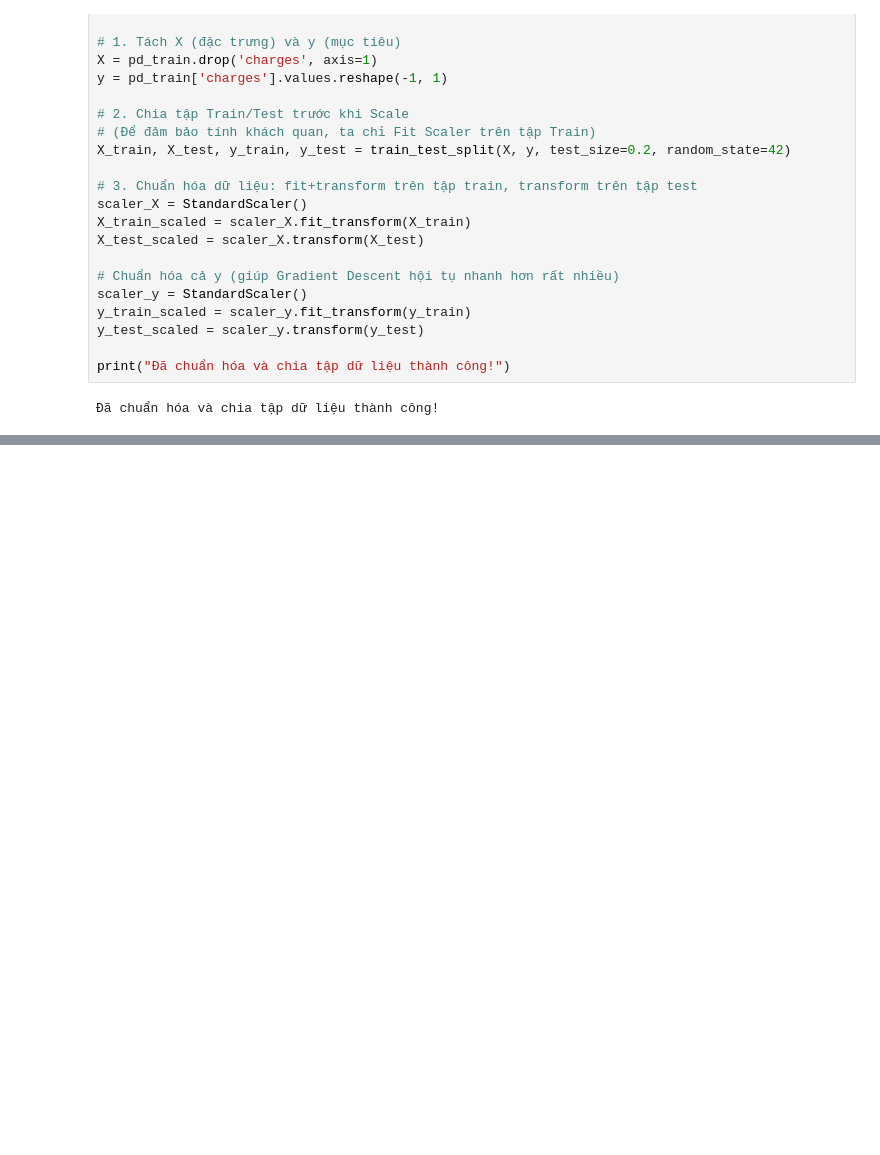
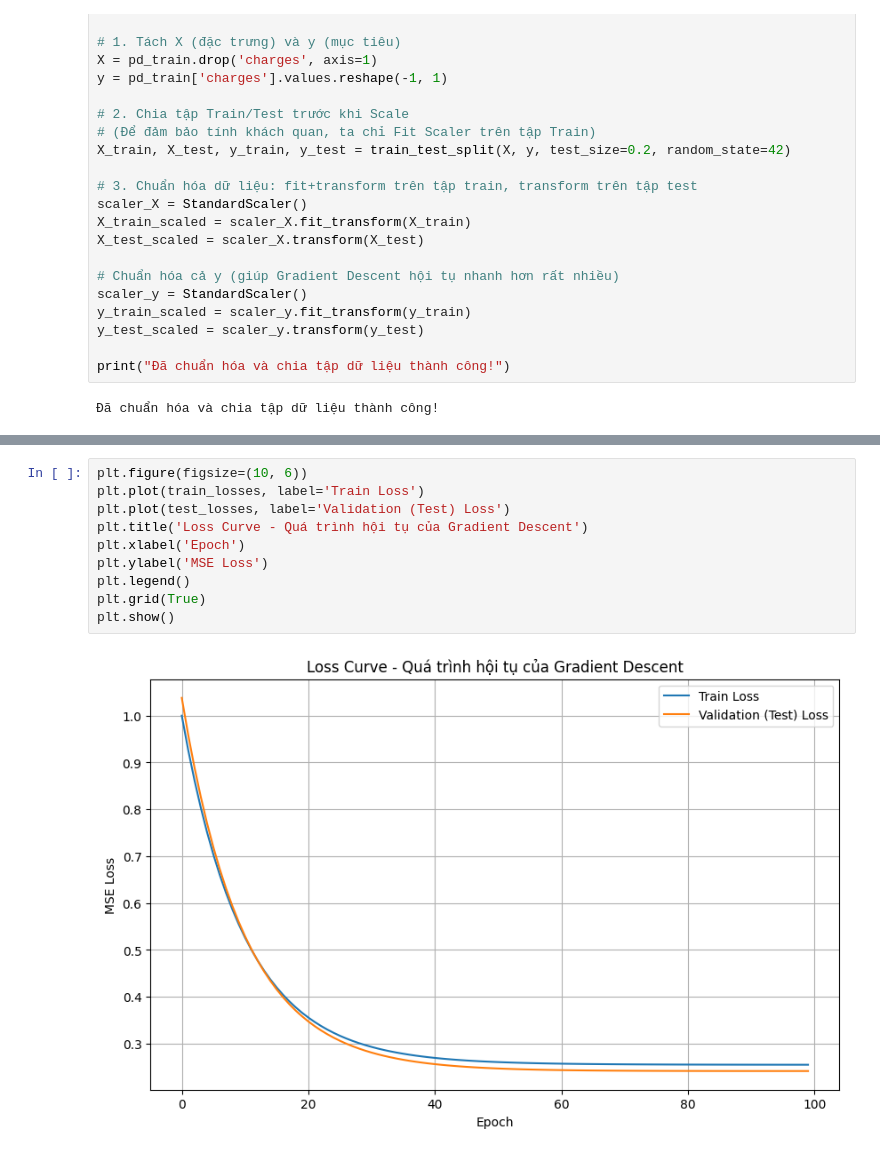
Before and after one commit to thuynguyenhuit/hocsau, a Jupyter notebook: Linear_Insurance.ipynb, the cells around one changed output, grey strips where cells are left out. Cells and saved outputs as stored; diff of their text form; blank space fills up the shorter version.

```diff
--- a/Linear_Insurance.ipynb
+++ b/Linear_Insurance.ipynb
@@ -228,0 +284,12 @@ print("Đã chuẩn hóa và chia tập dữ liệu thành công!")
+# %%
+plt.figure(figsize=(10, 6))
+plt.plot(train_losses, label='Train Loss')
+plt.plot(test_losses, label='Validation (Test) Loss')
+plt.title('Loss Curve - Quá trình hội tụ của Gradient Descent')
+plt.xlabel('Epoch')
+plt.ylabel('MSE Loss')
+plt.legend()
+plt.grid(True)
+plt.show()
+# %% [output]
+[figure, added]
```
Also changed, not shown: parts of 6 cells of this notebook.
